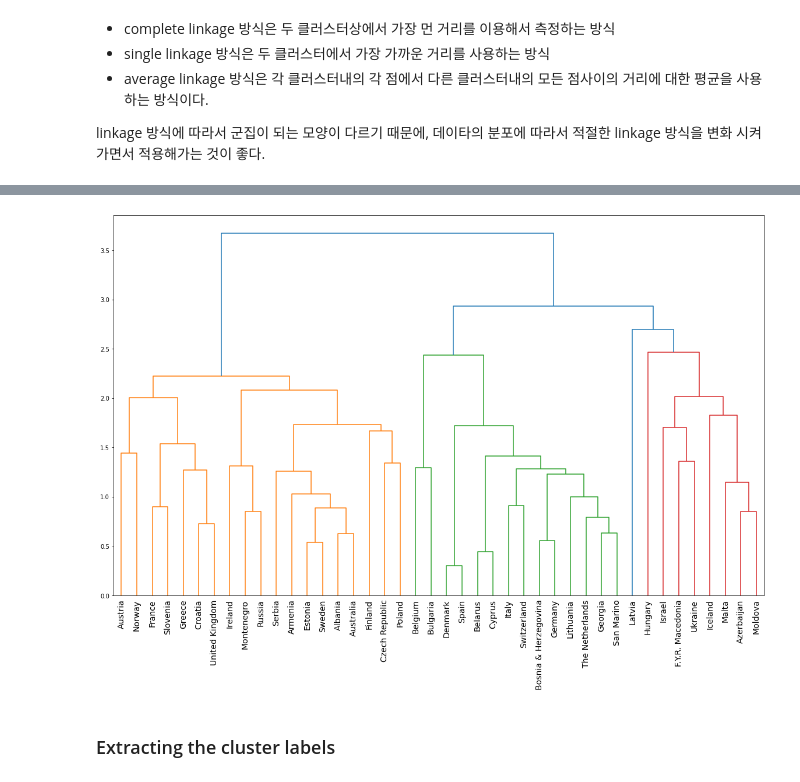
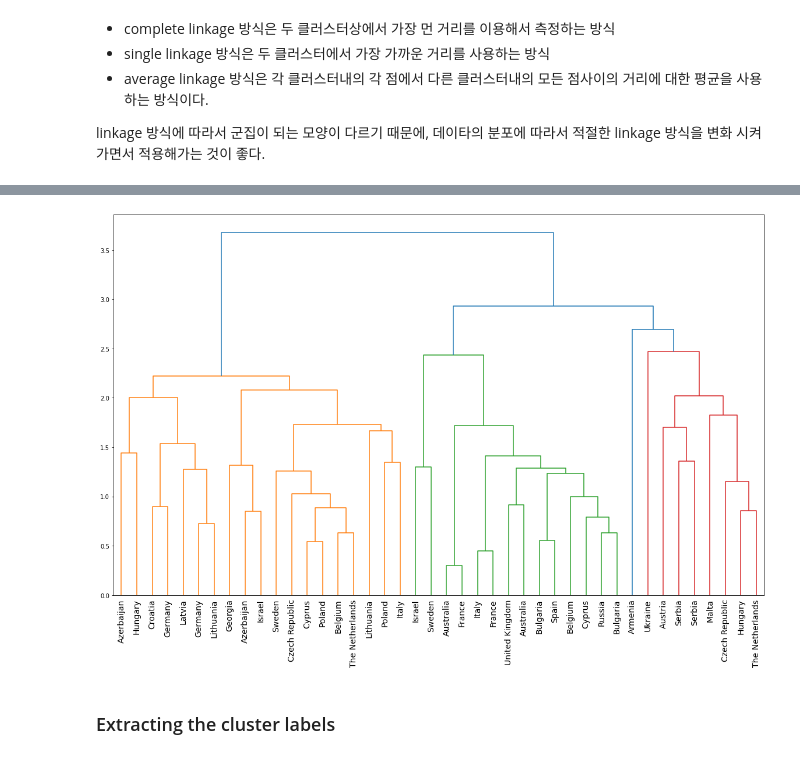
Before and after one commit to danielwon01/DataCamp_Data-Scientist-with-Python, a Jupyter notebook: ML/Unsupervised Learning/Visualization with hierarchical clustering and t-SNE.ipynb, the cells around one changed output, grey strips where cells are left out. Cells and saved outputs as stored; diff of their text form; code cells hidden in the pictures.

```diff
--- a/ML/Unsupervised Learning/Visualization with hierarchical clustering and t-SNE.ipynb
+++ b/ML/Unsupervised Learning/Visualization with hierarchical clustering and t-SNE.ipynb
@@ -89,21 +89,21 @@ plt.show()
 # %%
 # average linkage
 plt.figure(figsize=(20,12))
 
 mergings = linkage(df_scaled, method='average')
 
 
 
 dn = dendrogram(
     mergings,
-    labels=np.array(televote_Rank.index),
+    labels=country_names,
     leaf_rotation=90,
     leaf_font_size=14
 )
 
 plt.show()
 # %% [output]
-[figure, old version]
+[figure, new version]
 # %% [markdown]
 ### Extracting the cluster labels
 # %% [markdown]
```
Also changed, not shown: parts of 8 cells of this notebook, 6 other files.
